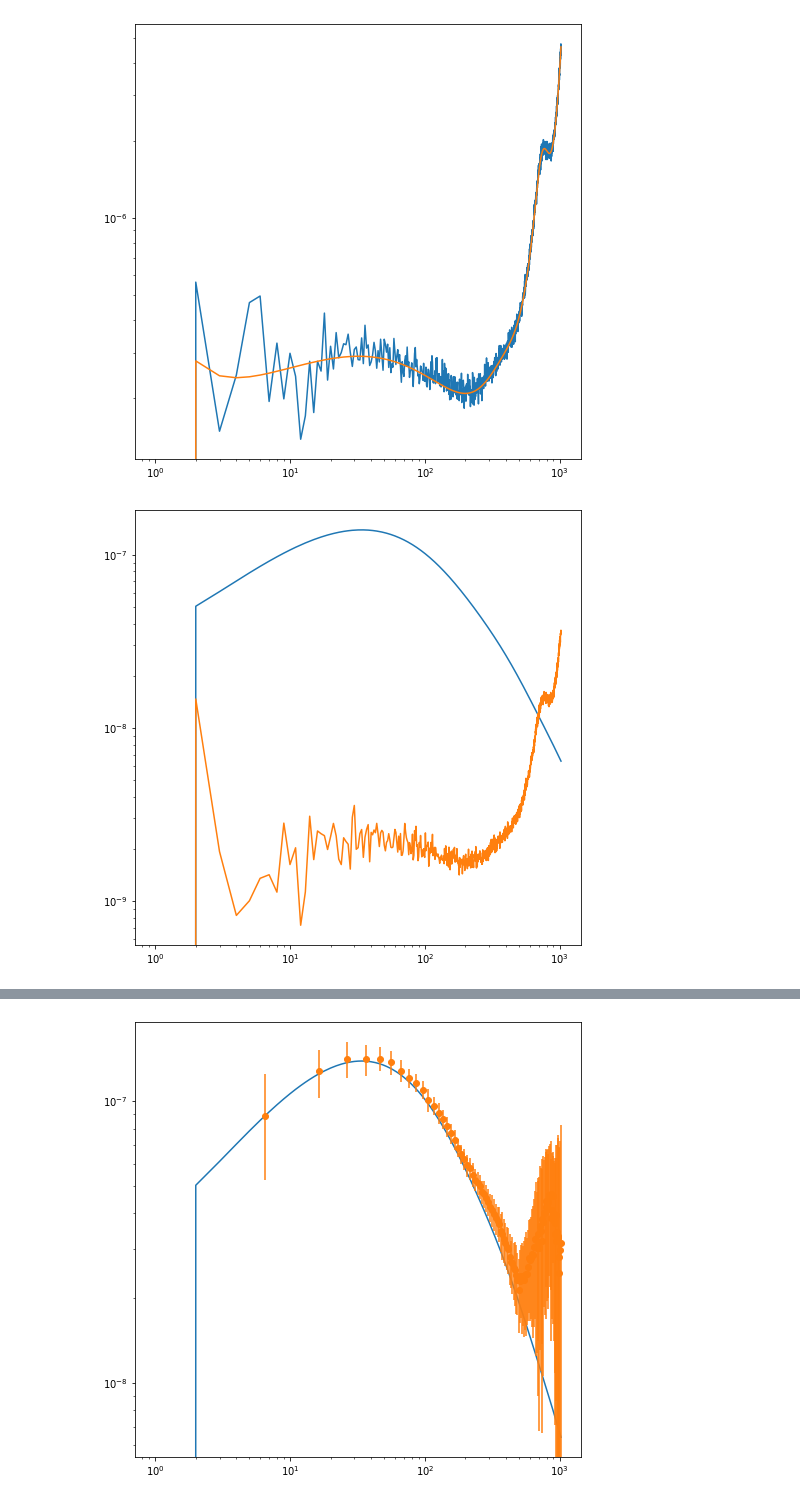
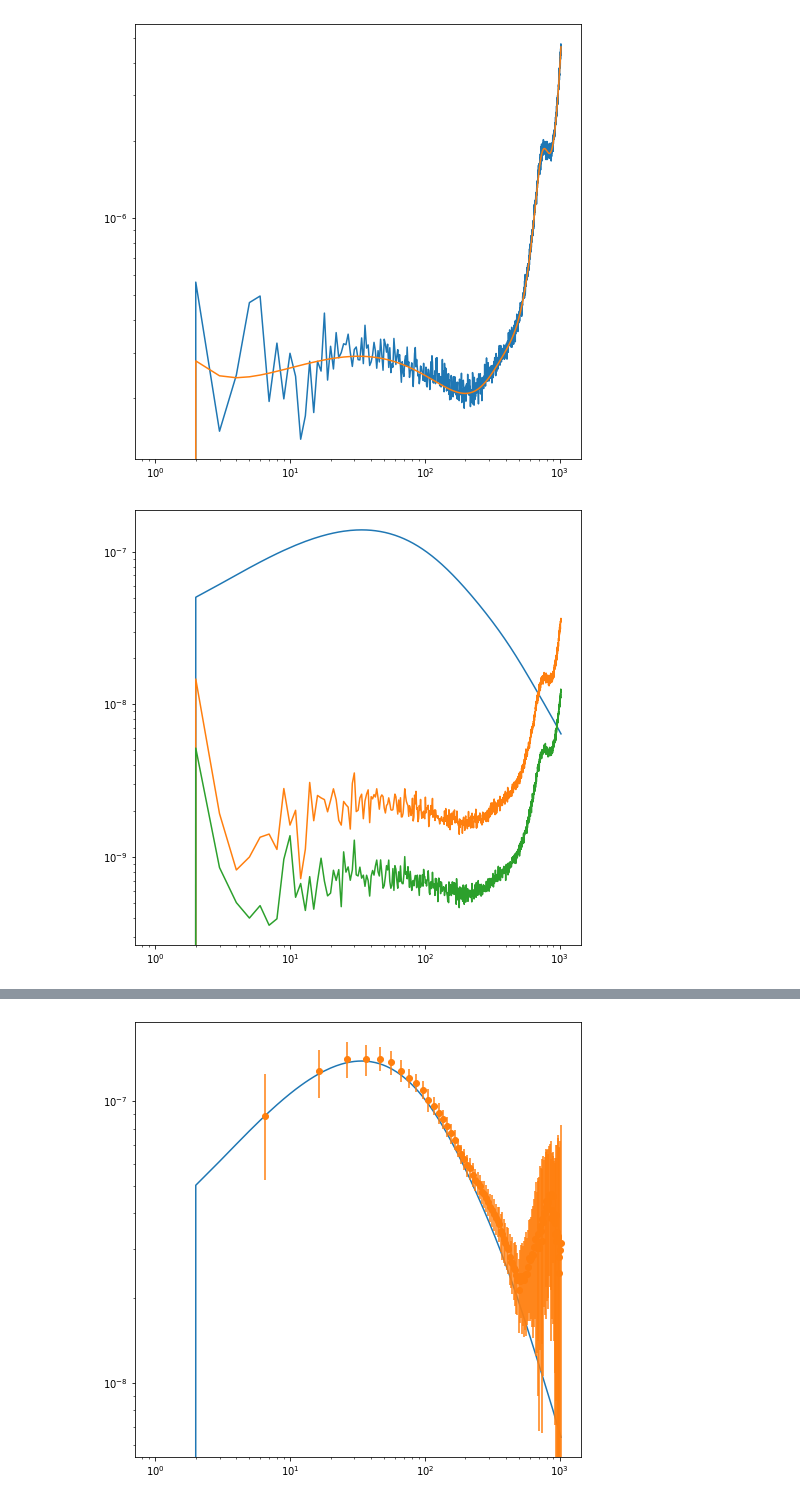
Before and after one commit to antolonappan/dell, a Jupyter notebook: Notebooks/reconstruction.ipynb, the cells around one changed output, grey strips where cells are left out. Drawn from its saved outputs; the diff is of its cells as text; code cells hidden in the pictures.

```diff
--- a/Notebooks/reconstruction.ipynb
+++ b/Notebooks/reconstruction.ipynb
@@ -24,7 +24,7 @@ c = clpp.plot_recon_sim(0)
 # %% [output]
 [figure]
 # %%
-mf = clpp.plot_mf(np.arange(400,501))#np.arange(200,501)
+mf = clpp.plot_mf(np.arange(400,501),np.arange(200,501))
 # %% [output]
-[figure, old version]
+[figure, new version]
 # %%
```
Also changed, not shown: parts of 9 cells of this notebook, 2 other files.
